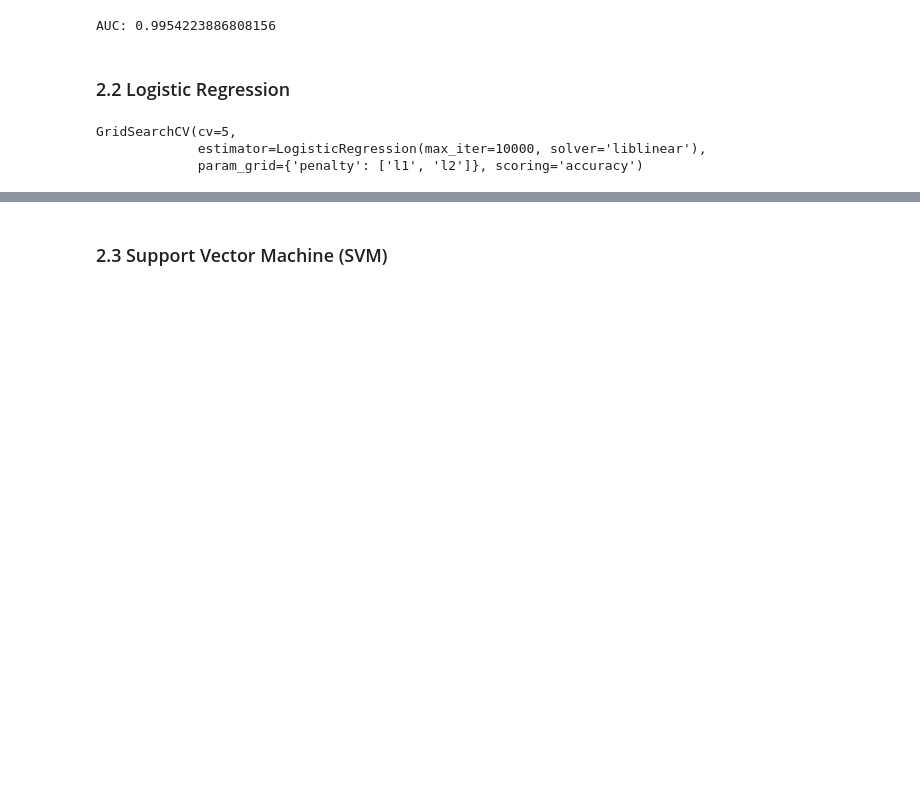
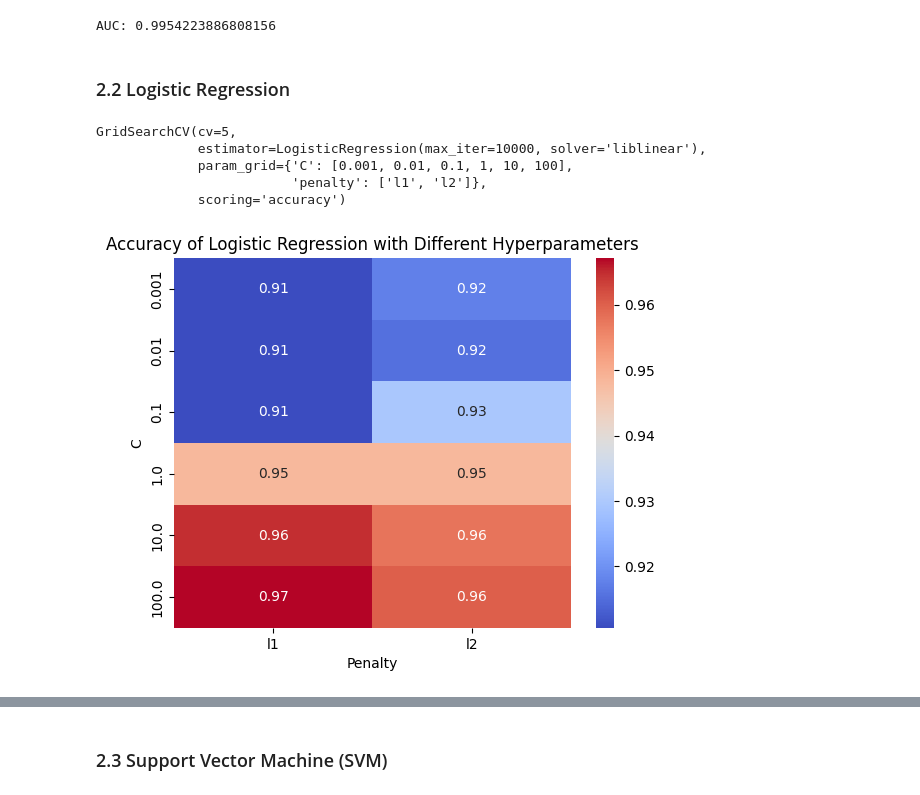
Before and after one commit to Mohammed-Abed-Alkareem/ML-Algorithms-Evaluation, a Jupyter notebook: AssignmentFiles/assignment.ipynb, the cells around one changed output, grey strips where cells are left out. Drawn from its saved outputs; the diff is of its cells as text; code cells hidden in the pictures; blank space fills up the shorter version.

```diff
--- a/AssignmentFiles/assignment.ipynb
+++ b/AssignmentFiles/assignment.ipynb
@@ -322,8 +322,9 @@ AUC: 0.9954223886808156
 # Logistic Regression
 
 penalties = ['l1', 'l2']
+c_values = [0.001, 0.01, 0.1, 1, 10, 100]
 
-param_grid = {'penalty': penalties}
+param_grid = {'penalty': penalties, 'C': c_values}
 
 log_reg = LogisticRegression(max_iter=10000, solver='liblinear')
 grid_search = GridSearchCV(log_reg, param_grid, cv=5, scoring='accuracy')
@@ -332,7 +333,21 @@ grid_search.fit(X_train, y_train)
 # %% [output]
 GridSearchCV(cv=5,
              estimator=LogisticRegression(max_iter=10000, solver='liblinear'),
-             param_grid={'penalty': ['l1', 'l2']}, scoring='accuracy')
+             param_grid={'C': [0.001, 0.01, 0.1, 1, 10, 100],
+                         'penalty': ['l1', 'l2']},
+             scoring='accuracy')
+# %%
+#plot the results
+results = pd.DataFrame(grid_search.cv_results_)
+
+results = results.pivot(index='param_C', columns='param_penalty', values='mean_test_score')
+sns.heatmap(results, annot=True, cmap='coolwarm')
+plt.xlabel('Penalty')
+plt.ylabel('C')
+plt.title('Accuracy of Logistic Regression with Different Hyperparameters')
+plt.show()
+# %% [output]
+[figure, added]
 # %%
 grid_search.best_params_
 # %% [output]
```
Also changed, not shown: parts of 3 cells of this notebook.
